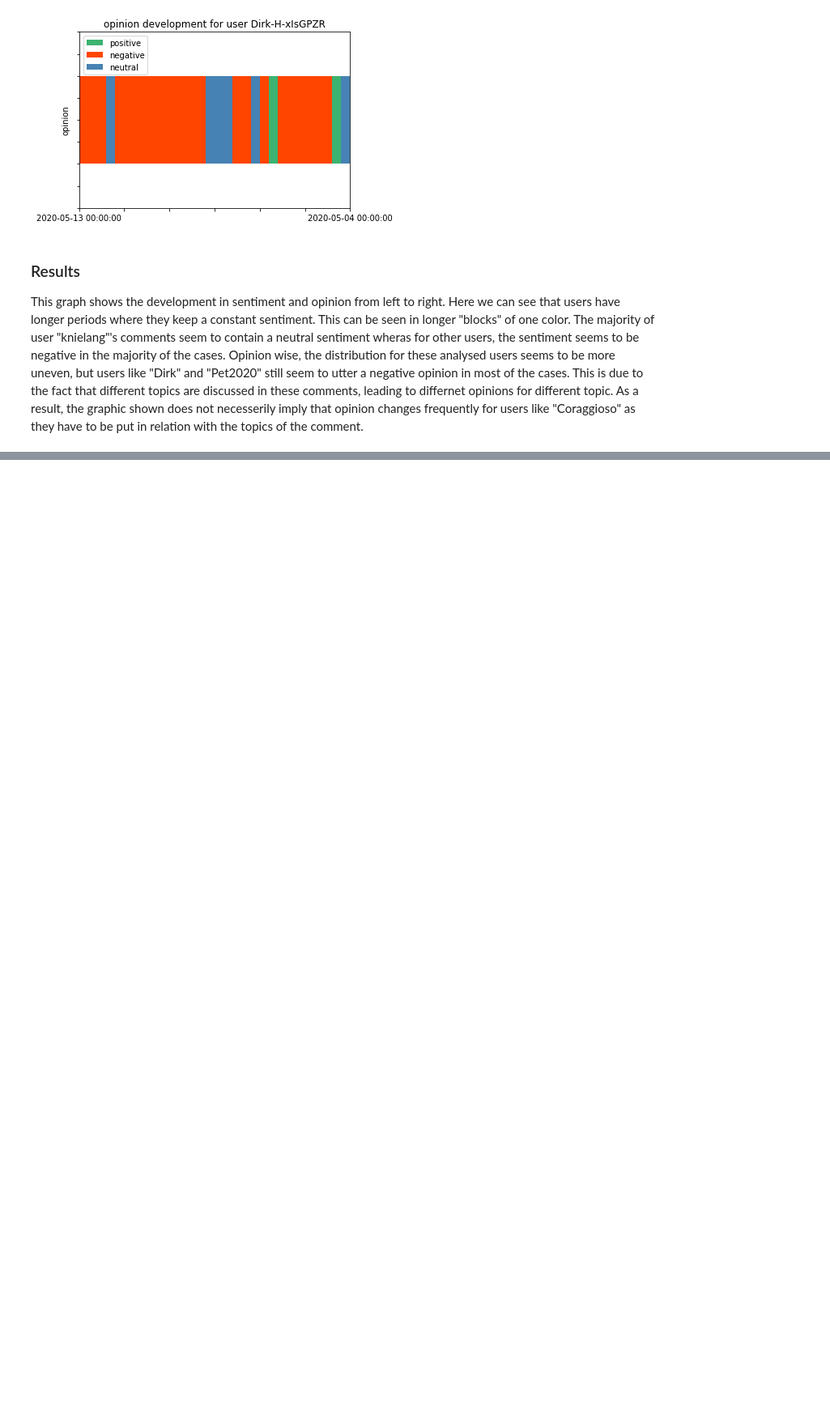
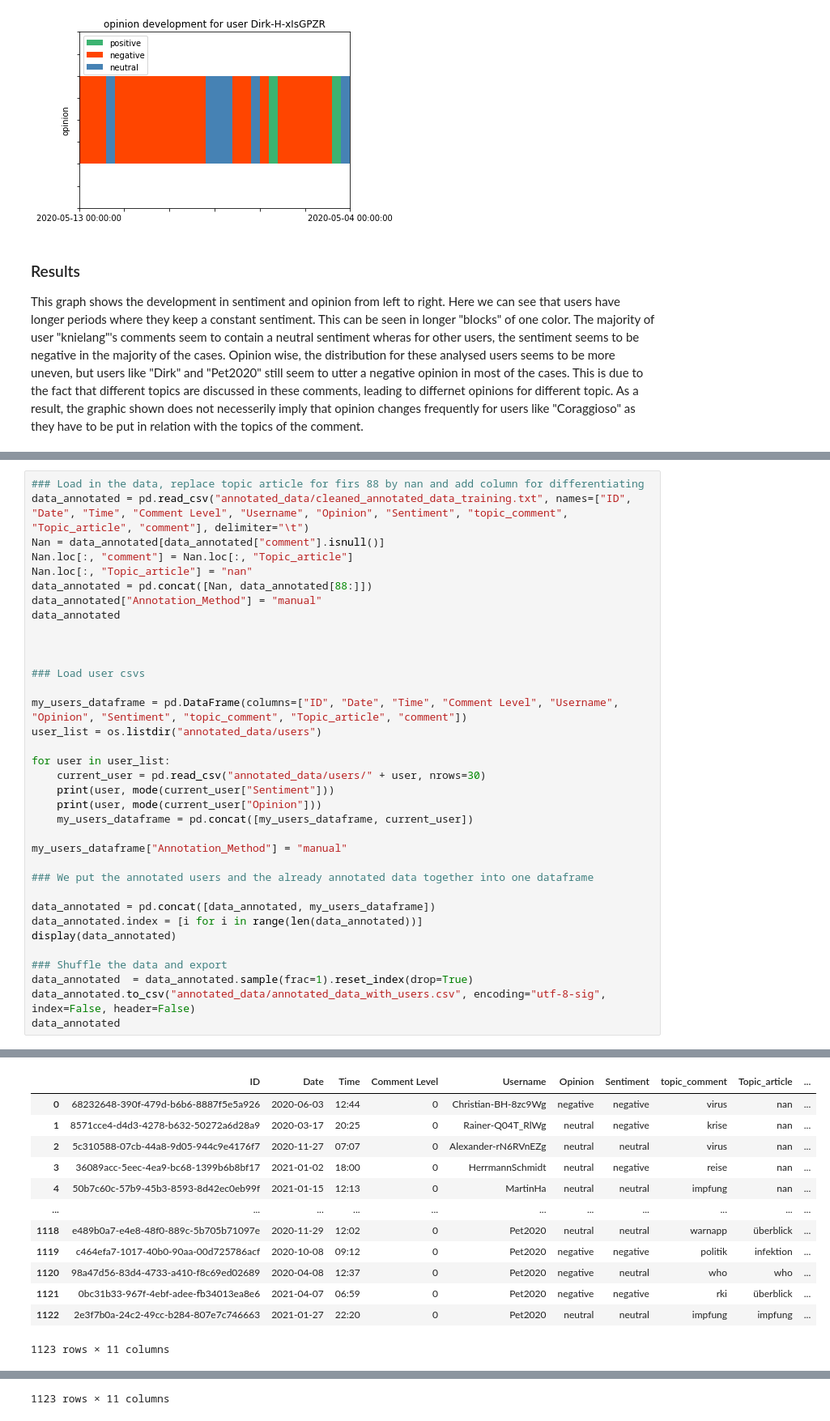
Before and after one commit to KirchnerS/Masterarbeit, a Jupyter notebook: data_exploration.ipynb, the cells around one changed output, grey strips where cells are left out. Shown: that part at 81% size. Drawn from its saved outputs; the diff is of its cells as text; blank space fills up the shorter version.

```diff
--- a/data_exploration.ipynb
+++ b/data_exploration.ipynb
@@ -585,0 +570,36 @@ Here we can see that users have longer periods where they keep a constant sentim
+# %%
+### Load in the data, replace topic article for firs 88 by nan and add column for differentiating
+data_annotated = pd.read_csv("annotated_data/cleaned_annotated_data_training.txt", names=["ID", "Date", "Time", "Comment Level", "Username", "Opinion", "Sentiment", "topic_comment", "Topic_article", "comment"], delimiter="\t")
+Nan = data_annotated[data_annotated["comment"].isnull()]
+Nan.loc[:, "comment"] = Nan.loc[:, "Topic_article"]
+Nan.loc[:, "Topic_article"] = "nan"
+data_annotated = pd.concat([Nan, data_annotated[88:]])
+data_annotated["Annotation_Method"] = "manual"
+data_annotated
+
+
+
+### Load user csvs
+
+my_users_dataframe = pd.DataFrame(columns=["ID", "Date", "Time", "Comment Level", "Username", "Opinion", "Sentiment", "topic_comment", "Topic_article", "comment"])
+user_list = os.listdir("annotated_data/users")
+
+for user in user_list:
+    current_user = pd.read_csv("annotated_data/users/" + user, nrows=30)
+    print(user, mode(current_user["Sentiment"]))
+    print(user, mode(current_user["Opinion"]))
+    my_users_dataframe = pd.concat([my_users_dataframe, current_user])
+
+my_users_dataframe["Annotation_Method"] = "manual"
+
+### We put the annotated users and the already annotated data together into one dataframe
+
+data_annotated = pd.concat([data_annotated, my_users_dataframe])
+data_annotated.index = [i for i in range(len(data_annotated))]
+display(data_annotated)
+
+### Shuffle the data and export
+data_annotated  = data_annotated.sample(frac=1).reset_index(drop=True)
+data_annotated.to_csv("annotated_data/annotated_data_with_users.csv", encoding="utf-8-sig", index=False, header=False)
+data_annotated
+# %% [output]
@@ -585,0 +624,13 @@ Here we can see that users have longer periods where they keep a constant sentim
+|  | ID | Date | Time | Comment Level | Username | Opinion | Sentiment | topic_comment | Topic_article | ... |
+| 0 | 68232648-390f-479d-b6b6-8887f5e5a926 | 2020-06-03 | 12:44 | 0 | Christian-BH-8zc9Wg | negative | negative | virus | nan | ... |
+| 1 | 8571cce4-d4d3-4278-b632-50272a6d28a9 | 2020-03-17 | 20:25 | 0 | Rainer-Q04T_RlWg | neutral | negative | krise | nan | ... |
+| 2 | 5c310588-07cb-44a8-9d05-944c9e4176f7 | 2020-11-27 | 07:07 | 0 | Alexander-rN6RVnEZg | neutral | neutral | virus | nan | ... |
+| 3 | 36089acc-5eec-4ea9-bc68-1399b6b8bf17 | 2021-01-02 | 18:00 | 0 | HerrmannSchmidt | neutral | negative | reise | nan | ... |
+| 4 | 50b7c60c-57b9-45b3-8593-8d42ec0eb99f | 2021-01-15 | 12:13 | 0 | MartinHa | neutral | neutral | impfung | nan | ... |
+| ... | ... | ... | ... | ... | ... | ... | ... | ... | ... | ... |
+| 1118 | e489b0a7-e4e8-48f0-889c-5b705b71097e | 2020-11-29 | 12:02 | 0 | Pet2020 | neutral | neutral | warnapp | überblick | ... |
+| 1119 | c464efa7-1017-40b0-90aa-00d725786acf | 2020-10-08 | 09:12 | 0 | Pet2020 | negative | negative | politik | infektion | ... |
+| 1120 | 98a47d56-83d4-4733-a410-f8c69ed02689 | 2020-04-08 | 12:37 | 0 | Pet2020 | negative | neutral | who | who | ... |
+| 1121 | 0bc31b33-967f-4ebf-adee-fb34013ea8e6 | 2021-04-07 | 06:59 | 0 | Pet2020 | negative | negative | rki | überblick | ... |
+| 1122 | 2e3f7b0a-24c2-49cc-b284-807e7c746663 | 2021-01-27 | 22:20 | 0 | Pet2020 | neutral | neutral | impfung | impfung | ... |
+1123 rows × 11 columns
@@ -585,0 +649 @@ Here we can see that users have longer periods where they keep a constant sentim
+1123 rows × 11 columns
```
Also changed, not shown: parts of 12 cells of this notebook, 1 other file.
